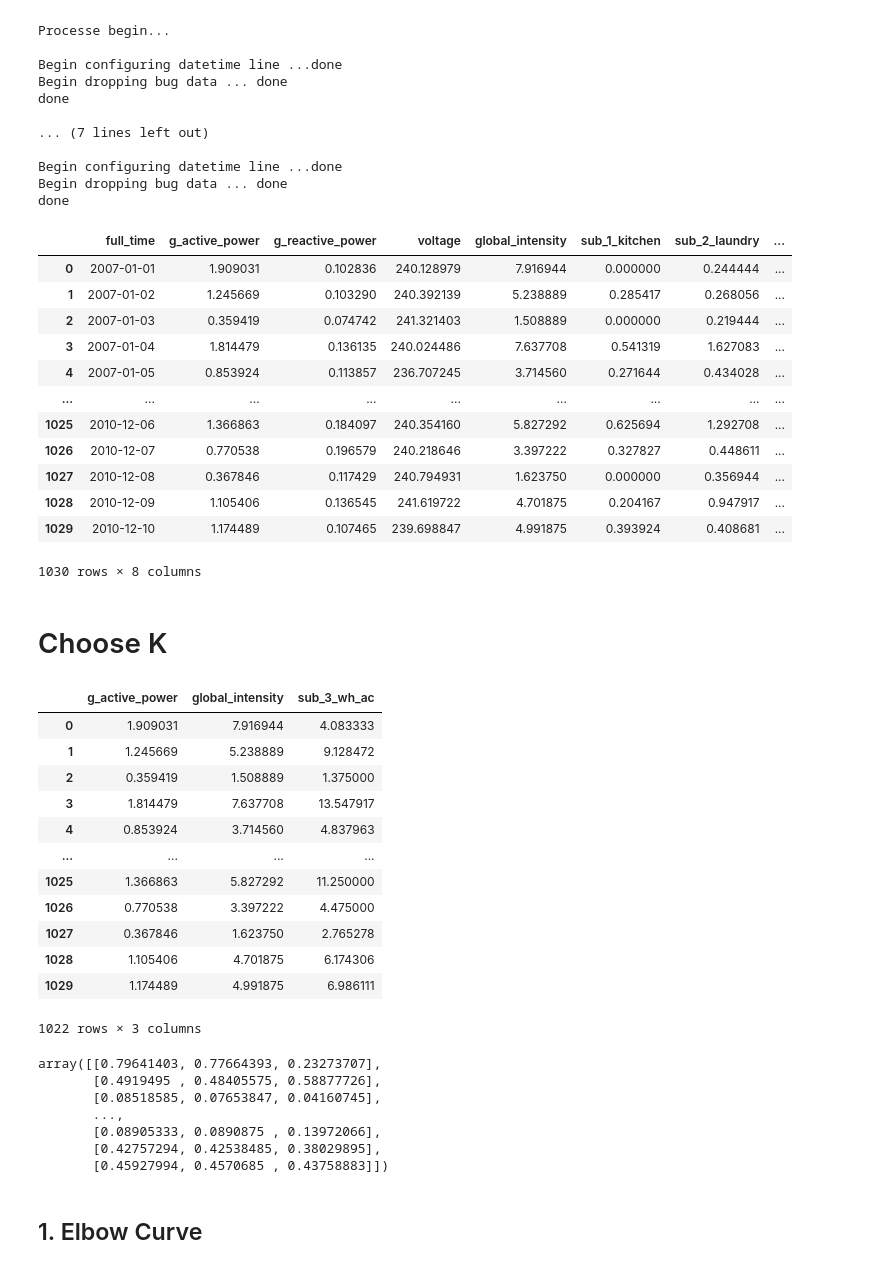
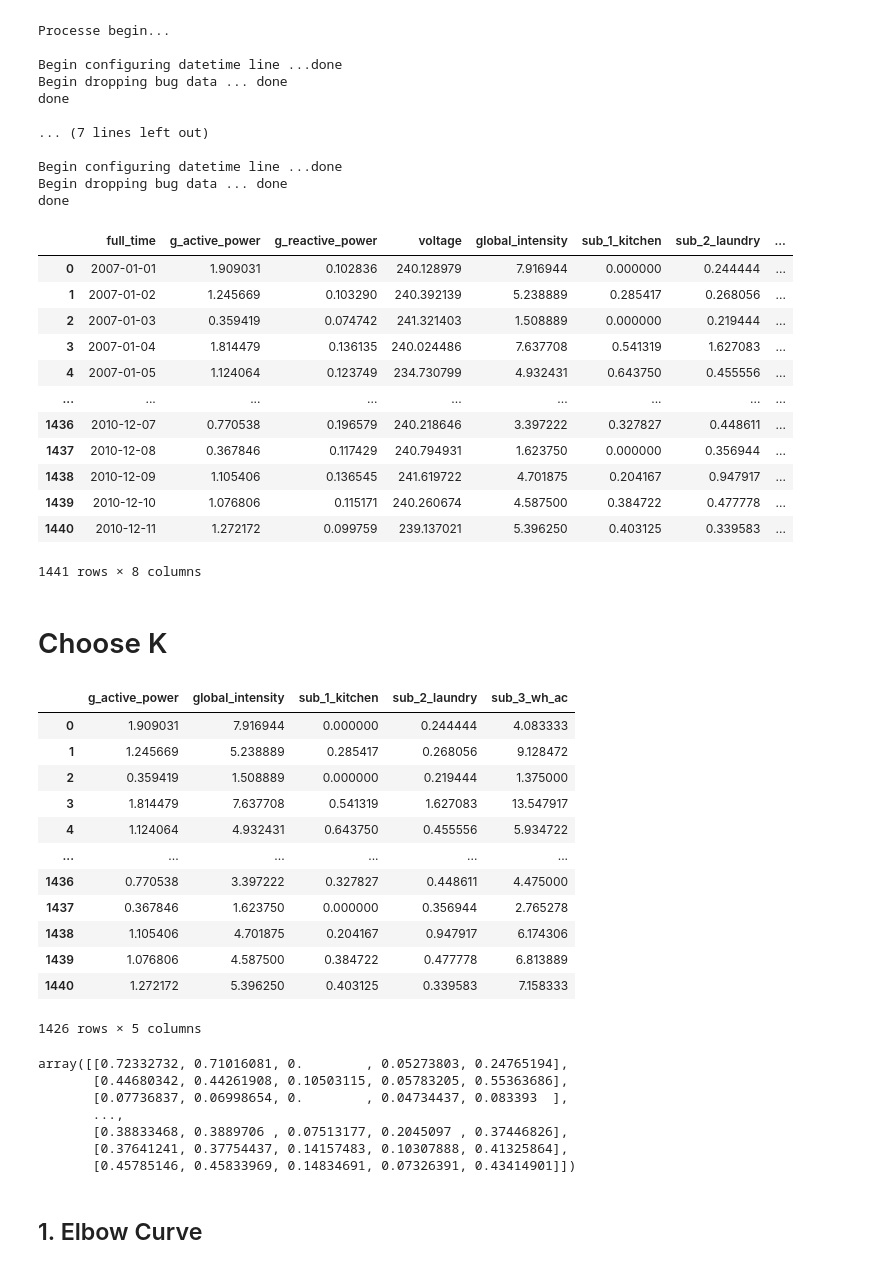
Before and after one commit to lu-kong/PI_INF442, a Jupyter notebook: Kmeans.ipynb, the cells around one changed output. Cells and saved outputs as stored; diff of their text form; code cells hidden in the pictures.

```diff
--- a/Kmeans.ipynb
+++ b/Kmeans.ipynb
@@ -24,10 +24,10 @@ df_2007.head()
 | 3 | 1/1/2007 | 00:03:00 | 2.550 | 0.100 | 241.71 | 10.4 | 0.0 | ... |
 | 4 | 1/1/2007 | 00:04:00 | 2.554 | 0.100 | 241.98 | 10.4 | 0.0 | ... |
 # %%
-df_2007 = time_rescale(df_2007, '1B')
-df_2008 = time_rescale(df_2008, '1B')
-df_2009 = time_rescale(df_2009, '1B')
-df_2010 = time_rescale(df_2010, '1B')
+df_2007 = time_rescale(df_2007, '1D')
+df_2008 = time_rescale(df_2008, '1D')
+df_2009 = time_rescale(df_2009, '1D')
+df_2010 = time_rescale(df_2010, '1D')
 # %% [output]
 Processe begin...
 
@@ -59,47 +59,47 @@ df
 | 1 | 2007-01-02 | 1.245669 | 0.103290 | 240.392139 | 5.238889 | 0.285417 | 0.268056 | ... |
 | 2 | 2007-01-03 | 0.359419 | 0.074742 | 241.321403 | 1.508889 | 0.000000 | 0.219444 | ... |
 | 3 | 2007-01-04 | 1.814479 | 0.136135 | 240.024486 | 7.637708 | 0.541319 | 1.627083 | ... |
-| 4 | 2007-01-05 | 0.853924 | 0.113857 | 236.707245 | 3.714560 | 0.271644 | 0.434028 | ... |
+| 4 | 2007-01-05 | 1.124064 | 0.123749 | 234.730799 | 4.932431 | 0.643750 | 0.455556 | ... |
 | ... | ... | ... | ... | ... | ... | ... | ... | ... |
-| 1025 | 2010-12-06 | 1.366863 | 0.184097 | 240.354160 | 5.827292 | 0.625694 | 1.292708 | ... |
-| 1026 | 2010-12-07 | 0.770538 | 0.196579 | 240.218646 | 3.397222 | 0.327827 | 0.448611 | ... |
-| 1027 | 2010-12-08 | 0.367846 | 0.117429 | 240.794931 | 1.623750 | 0.000000 | 0.356944 | ... |
-| 1028 | 2010-12-09 | 1.105406 | 0.136545 | 241.619722 | 4.701875 | 0.204167 | 0.947917 | ... |
-| 1029 | 2010-12-10 | 1.174489 | 0.107465 | 239.698847 | 4.991875 | 0.393924 | 0.408681 | ... |
+| 1436 | 2010-12-07 | 0.770538 | 0.196579 | 240.218646 | 3.397222 | 0.327827 | 0.448611 | ... |
+| 1437 | 2010-12-08 | 0.367846 | 0.117429 | 240.794931 | 1.623750 | 0.000000 | 0.356944 | ... |
+| 1438 | 2010-12-09 | 1.105406 | 0.136545 | 241.619722 | 4.701875 | 0.204167 | 0.947917 | ... |
+| 1439 | 2010-12-10 | 1.076806 | 0.115171 | 240.260674 | 4.587500 | 0.384722 | 0.477778 | ... |
+| 1440 | 2010-12-11 | 1.272172 | 0.099759 | 239.137021 | 5.396250 | 0.403125 | 0.339583 | ... |
-1030 rows × 8 columns
+1441 rows × 8 columns
 # %% [markdown]
 # Choose K
 # %%
 scaler = MinMaxScaler()
 # %%
-df_to_scale = df.iloc[:,[1,4,7]]
+df_to_scale = df.iloc[:,[1,4,5,6,7]]
 df_to_scale = df_to_scale.dropna(how =  'any')
 df_to_scale
 # %% [output]
-|  | g_active_power | global_intensity | sub_3_wh_ac |
-| 0 | 1.909031 | 7.916944 | 4.083333 |
-| 1 | 1.245669 | 5.238889 | 9.128472 |
-| 2 | 0.359419 | 1.508889 | 1.375000 |
-| 3 | 1.814479 | 7.637708 | 13.547917 |
-| 4 | 0.853924 | 3.714560 | 4.837963 |
-| ... | ... | ... | ... |
-| 1025 | 1.366863 | 5.827292 | 11.250000 |
-| 1026 | 0.770538 | 3.397222 | 4.475000 |
-| 1027 | 0.367846 | 1.623750 | 2.765278 |
-| 1028 | 1.105406 | 4.701875 | 6.174306 |
-| 1029 | 1.174489 | 4.991875 | 6.986111 |
+|  | g_active_power | global_intensity | sub_1_kitchen | sub_2_laundry | sub_3_wh_ac |
+| 0 | 1.909031 | 7.916944 | 0.000000 | 0.244444 | 4.083333 |
+| 1 | 1.245669 | 5.238889 | 0.285417 | 0.268056 | 9.128472 |
+| 2 | 0.359419 | 1.508889 | 0.000000 | 0.219444 | 1.375000 |
+| 3 | 1.814479 | 7.637708 | 0.541319 | 1.627083 | 13.547917 |
+| 4 | 1.124064 | 4.932431 | 0.643750 | 0.455556 | 5.934722 |
+| ... | ... | ... | ... | ... | ... |
+| 1436 | 0.770538 | 3.397222 | 0.327827 | 0.448611 | 4.475000 |
+| 1437 | 0.367846 | 1.623750 | 0.000000 | 0.356944 | 2.765278 |
+| 1438 | 1.105406 | 4.701875 | 0.204167 | 0.947917 | 6.174306 |
+| 1439 | 1.076806 | 4.587500 | 0.384722 | 0.477778 | 6.813889 |
+| 1440 | 1.272172 | 5.396250 | 0.403125 | 0.339583 | 7.158333 |
-1022 rows × 3 columns
+1426 rows × 5 columns
 # %%
 df_scaled = scaler.fit_transform(df_to_scale)
 df_scaled
 # %% [output]
-array([[0.79641403, 0.77664393, 0.23273707],
-       [0.4919495 , 0.48405575, 0.58877726],
-       [0.08518585, 0.07653847, 0.04160745],
+array([[0.72332732, 0.71016081, 0.        , 0.05273803, 0.24765194],
+       [0.44680342, 0.44261908, 0.10503115, 0.05783205, 0.55363686],
+       [0.07736837, 0.06998654, 0.        , 0.04734437, 0.083393  ],
        ...,
-       [0.08905333, 0.0890875 , 0.13972066],
-       [0.42757294, 0.42538485, 0.38029895],
-       [0.45927994, 0.4570685 , 0.43758883]])
+       [0.38833468, 0.3889706 , 0.07513177, 0.2045097 , 0.37446826],
+       [0.37641241, 0.37754437, 0.14157483, 0.10307888, 0.41325864],
+       [0.45785146, 0.45833969, 0.14834691, 0.07326391, 0.43414901]])
 # %% [markdown]
 ## 1. Elbow Curve
 # %%
```
Also changed, not shown: parts of 14 cells of this notebook, 6 other files.
